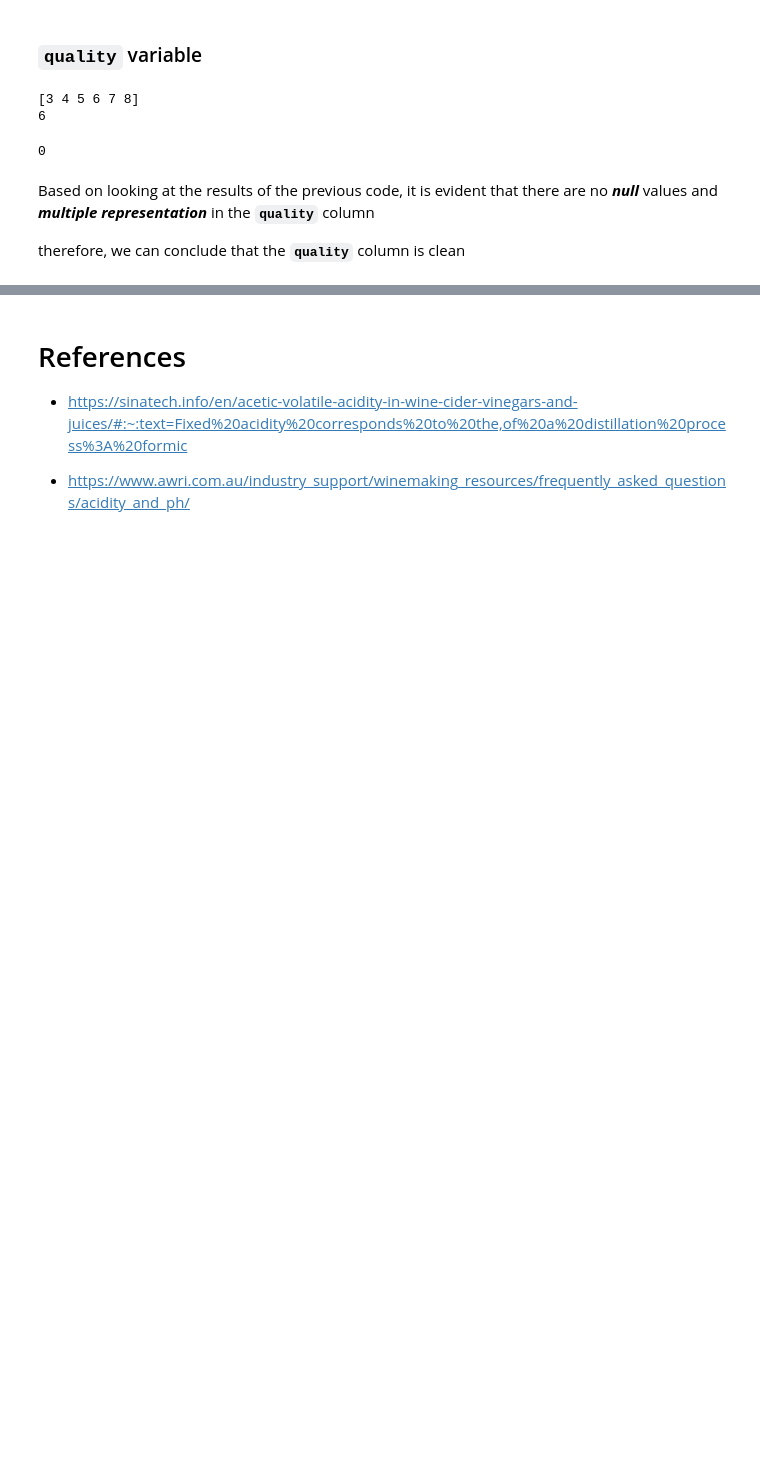
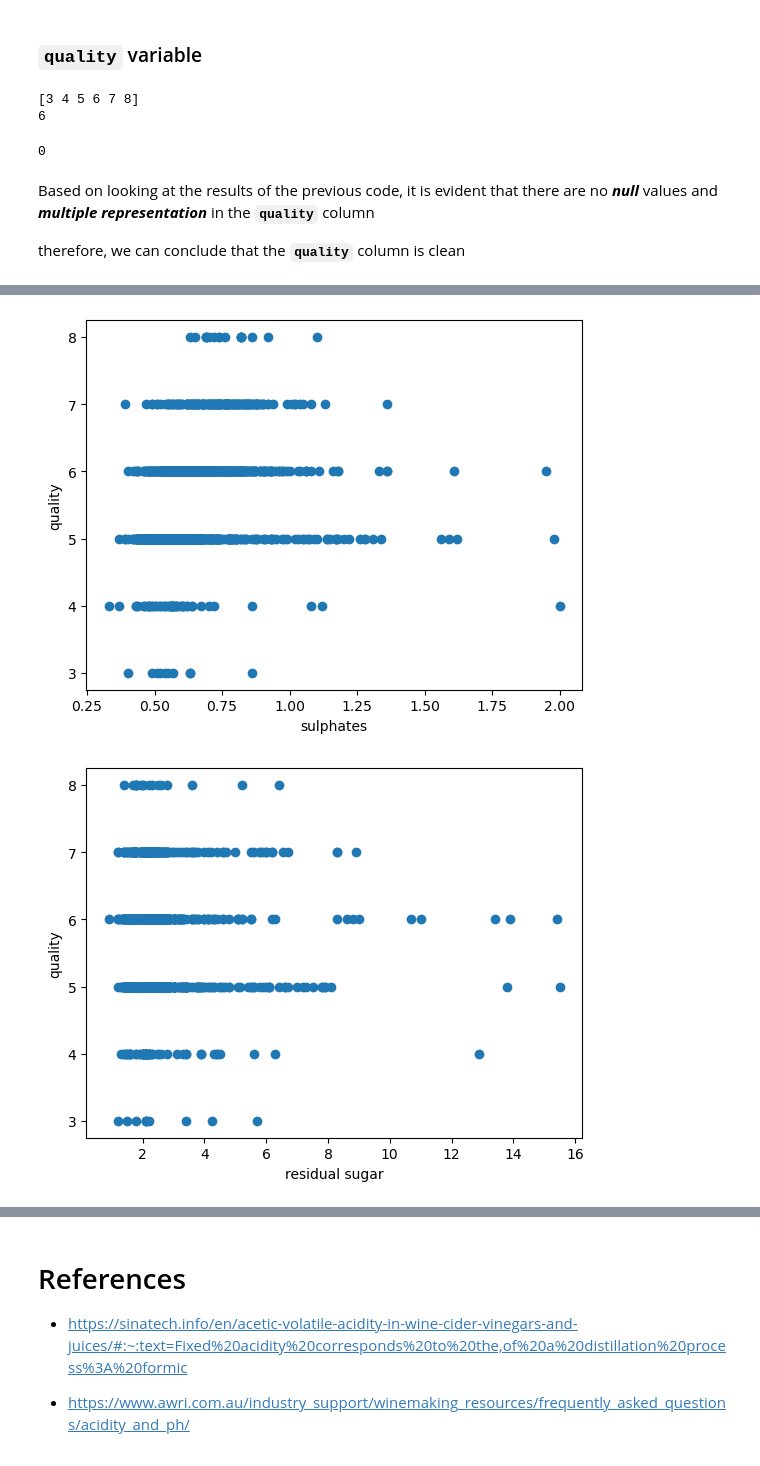
Before and after one commit to pjagbuya/CSMODEL-Wine, a Jupyter notebook: CSMODEL_Phase1.ipynb, the cells around one changed output, grey strips where cells are left out. Saved outputs shown, nothing was run; the diff lists cells and outputs as text; code cells hidden in the pictures; blank space fills up the shorter version.

```diff
--- a/CSMODEL_Phase1.ipynb
+++ b/CSMODEL_Phase1.ipynb
@@ -426,0 +430,4 @@ therefore, we can conclude that the **`quality`** column is clean
+# %%
+columns = df.columns
+columns = set(columns) - set(['quality'])
+columns
@@ -426,0 +446,11 @@ therefore, we can conclude that the **`quality`** column is clean
+# %%
+y = df['quality']
+for col in columns:
+    x= df[col]
+    plt.scatter(x, y)
+    plt.xlabel(col)
+    plt.ylabel("quality")
+    plt.show()
+# %% [output]
+[figure, added]
+[figure, added]
```
Also changed, not shown: parts of 4 cells of this notebook.
